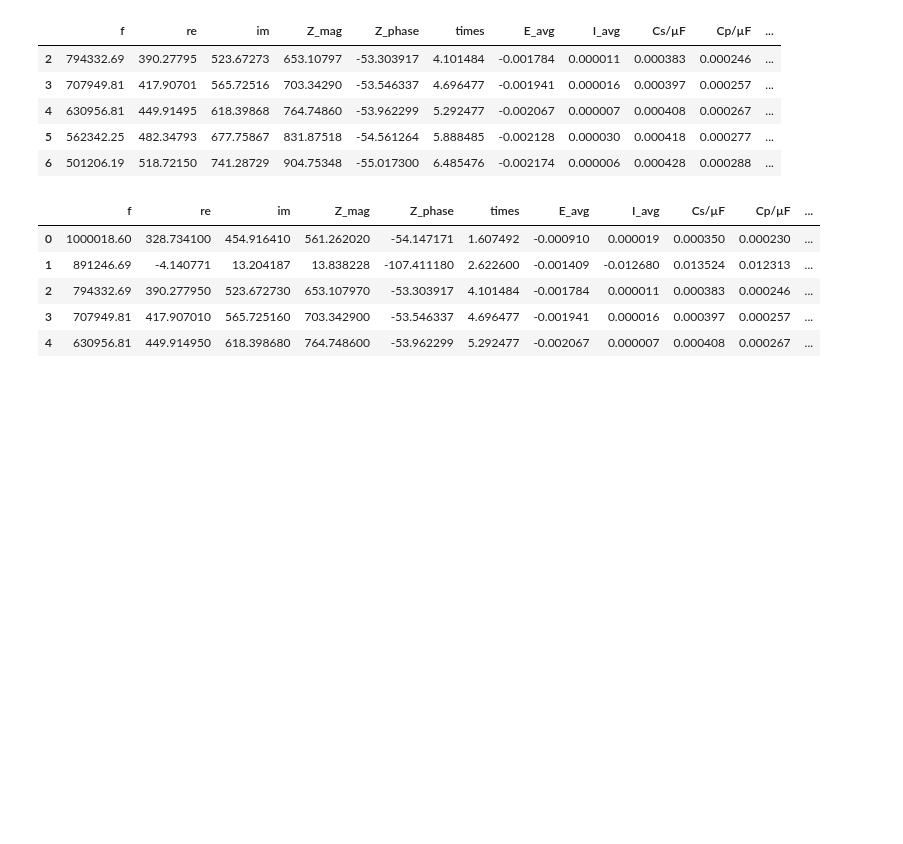
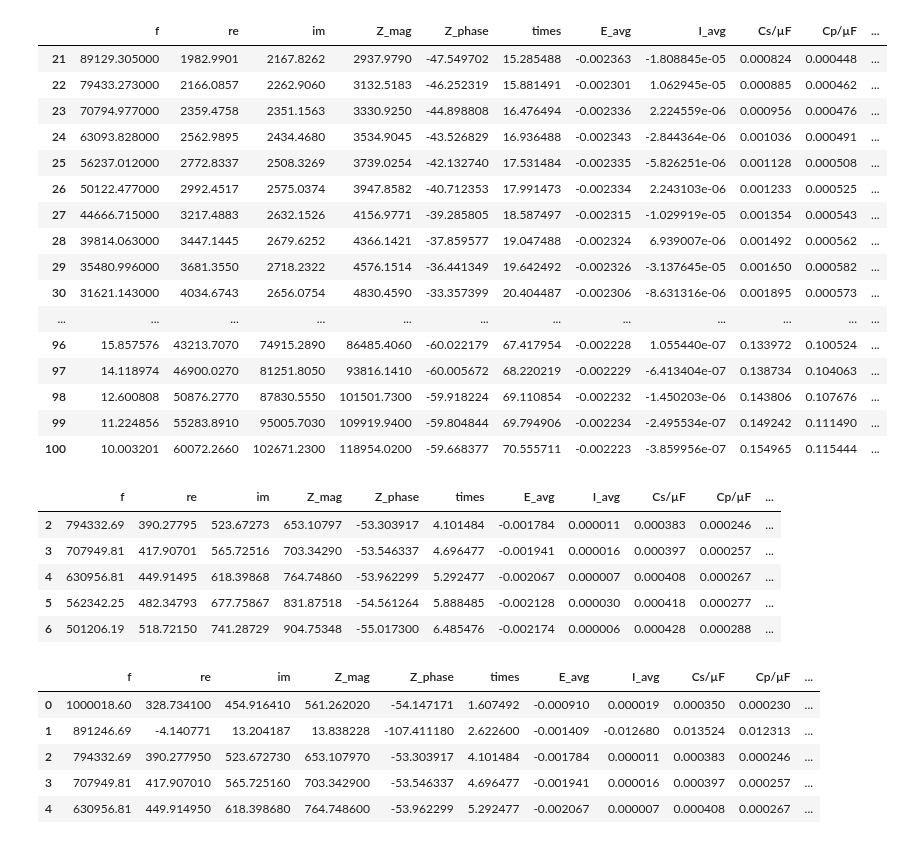
Before and after one commit to WildcatDiscovery/EIS_Manager, a Jupyter notebook: utils/test.ipynb, the cells around one changed output. Cells and saved outputs as stored; diff of their text form; code cells hidden in the pictures; blank space fills up the shorter version.

```diff
--- a/utils/test.ipynb
+++ b/utils/test.ipynb
@@ -24,3 +25,24 @@ mpt.df_raw.head()
+# %%
+mpt = mpt_data(path = r'C:\Users\cjang.WILDCAT\Desktop\EIS_Manager\data\\', data = ['DE_104_10_30orig.mpt'], mask = [10**5,10**1])
+mpt.df[0]
+# %% [output]
+|  | f | re | im | Z_mag | Z_phase | times | E_avg | I_avg | Cs/µF | Cp/µF | ... |
+| 21 | 89129.305000 | 1982.9901 | 2167.8262 | 2937.9790 | -47.549702 | 15.285488 | -0.002363 | -1.808845e-05 | 0.000824 | 0.000448 | ... |
+| 22 | 79433.273000 | 2166.0857 | 2262.9060 | 3132.5183 | -46.252319 | 15.881491 | -0.002301 | 1.062945e-05 | 0.000885 | 0.000462 | ... |
+| 23 | 70794.977000 | 2359.4758 | 2351.1563 | 3330.9250 | -44.898808 | 16.476494 | -0.002336 | 2.224559e-06 | 0.000956 | 0.000476 | ... |
+| 24 | 63093.828000 | 2562.9895 | 2434.4680 | 3534.9045 | -43.526829 | 16.936488 | -0.002343 | -2.844364e-06 | 0.001036 | 0.000491 | ... |
+| 25 | 56237.012000 | 2772.8337 | 2508.3269 | 3739.0254 | -42.132740 | 17.531484 | -0.002335 | -5.826251e-06 | 0.001128 | 0.000508 | ... |
+| 26 | 50122.477000 | 2992.4517 | 2575.0374 | 3947.8582 | -40.712353 | 17.991473 | -0.002334 | 2.243103e-06 | 0.001233 | 0.000525 | ... |
+| 27 | 44666.715000 | 3217.4883 | 2632.1526 | 4156.9771 | -39.285805 | 18.587497 | -0.002315 | -1.029919e-05 | 0.001354 | 0.000543 | ... |
+| 28 | 39814.063000 | 3447.1445 | 2679.6252 | 4366.1421 | -37.859577 | 19.047488 | -0.002324 | 6.939007e-06 | 0.001492 | 0.000562 | ... |
+| 29 | 35480.996000 | 3681.3550 | 2718.2322 | 4576.1514 | -36.441349 | 19.642492 | -0.002326 | -3.137645e-05 | 0.001650 | 0.000582 | ... |
+| 30 | 31621.143000 | 4034.6743 | 2656.0754 | 4830.4590 | -33.357399 | 20.404487 | -0.002306 | -8.631316e-06 | 0.001895 | 0.000573 | ... |
+| ... | ... | ... | ... | ... | ... | ... | ... | ... | ... | ... | ... |
+| 96 | 15.857576 | 43213.7070 | 74915.2890 | 86485.4060 | -60.022179 | 67.417954 | -0.002228 | 1.055440e-07 | 0.133972 | 0.100524 | ... |
+| 97 | 14.118974 | 46900.0270 | 81251.8050 | 93816.1410 | -60.005672 | 68.220219 | -0.002229 | -6.413404e-07 | 0.138734 | 0.104063 | ... |
+| 98 | 12.600808 | 50876.2770 | 87830.5550 | 101501.7300 | -59.918224 | 69.110854 | -0.002232 | -1.450203e-06 | 0.143806 | 0.107676 | ... |
+| 99 | 11.224856 | 55283.8910 | 95005.7030 | 109919.9400 | -59.804844 | 69.794906 | -0.002234 | -2.495534e-07 | 0.149242 | 0.111490 | ... |
+| 100 | 10.003201 | 60072.2660 | 102671.2300 | 118954.0200 | -59.668377 | 70.555711 | -0.002223 | -3.859956e-07 | 0.154965 | 0.115444 | ... |
 # %%
 bad_inds = [0,1]
 for i in bad_inds:
```
Also changed, not shown: parts of 3 cells of this notebook, 7 other files.
